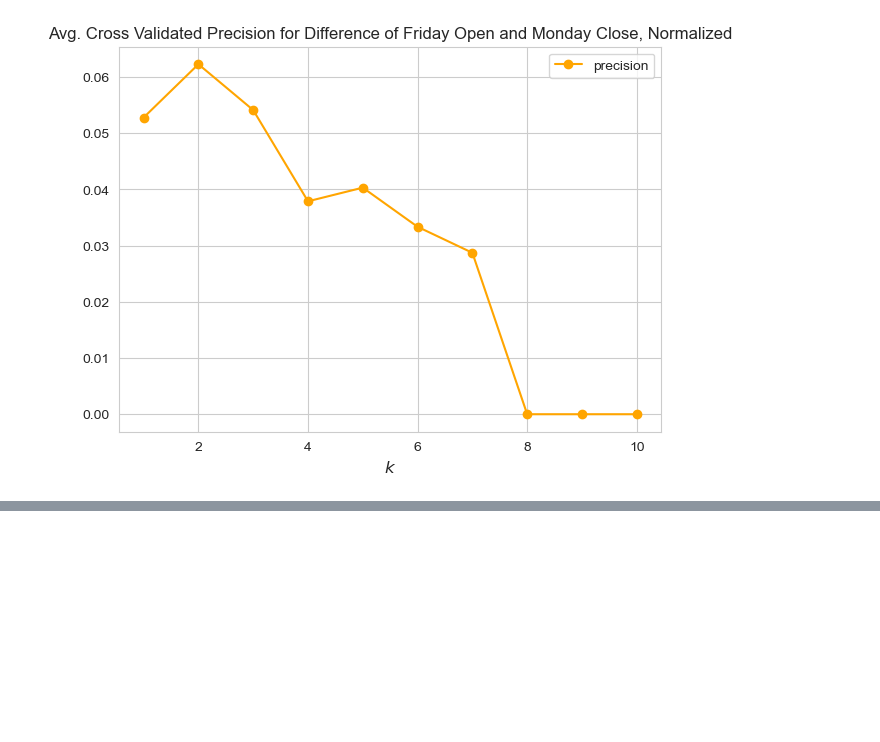
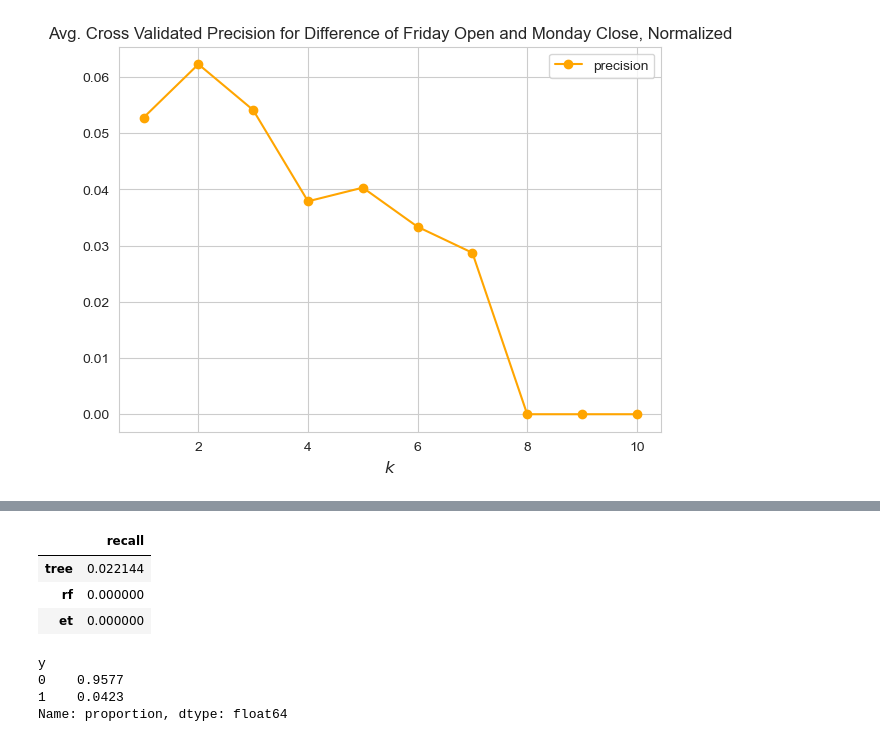
Before and after one commit to ghuckabe/DSTMarketAnalysis, a Jupyter notebook: kaggle_classify.ipynb, the cells around one changed output, grey strips where cells are left out. Cells and saved outputs as stored; diff of their text form; code cells hidden in the pictures; blank space fills up the shorter version.

```diff
--- a/kaggle_classify.ipynb
+++ b/kaggle_classify.ipynb
@@ -997,0 +1076,16 @@ plt.show()
+# %%
+rec = [recall_score(finance_test['y'], tree.predict(finance_test[metrics])),  recall_score(finance_test['y'], rf.predict(finance_test[metrics])), recall_score(finance_test['y'], et.predict(finance_test[metrics]))]
+pd.DataFrame(rec, index= ['tree', 'rf', 'et'], columns = ['recall'])
+# %% [output]
+|  | recall |
+| tree | 0.022144 |
+| rf | 0.000000 |
+| et | 0.000000 |
+# %%
+# once again, it seems these classifiers have learned to just classify everything as non-DST
+finance['y'].value_counts(normalize=True)
+# %% [output]
+y
+0    0.9577
+1    0.0423
+Name: proportion, dtype: float64
```
Also changed, not shown: parts of 8 cells of this notebook.
